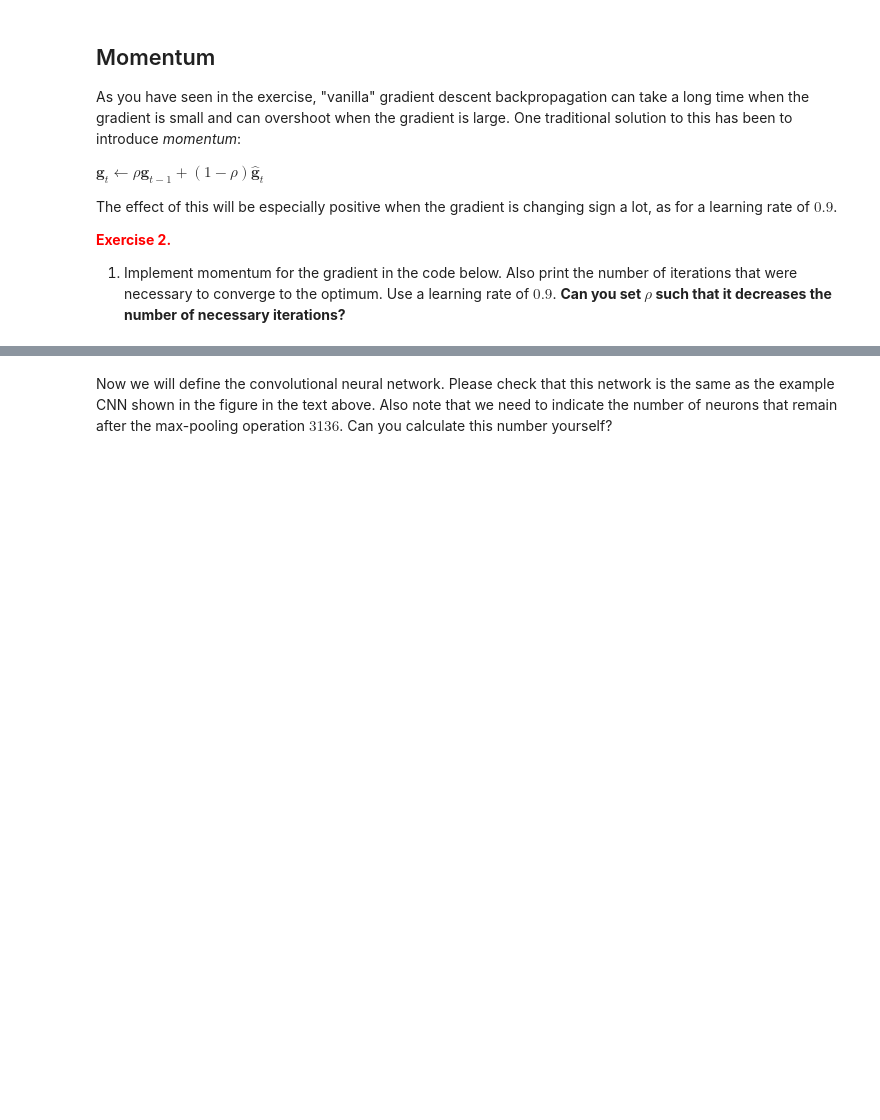
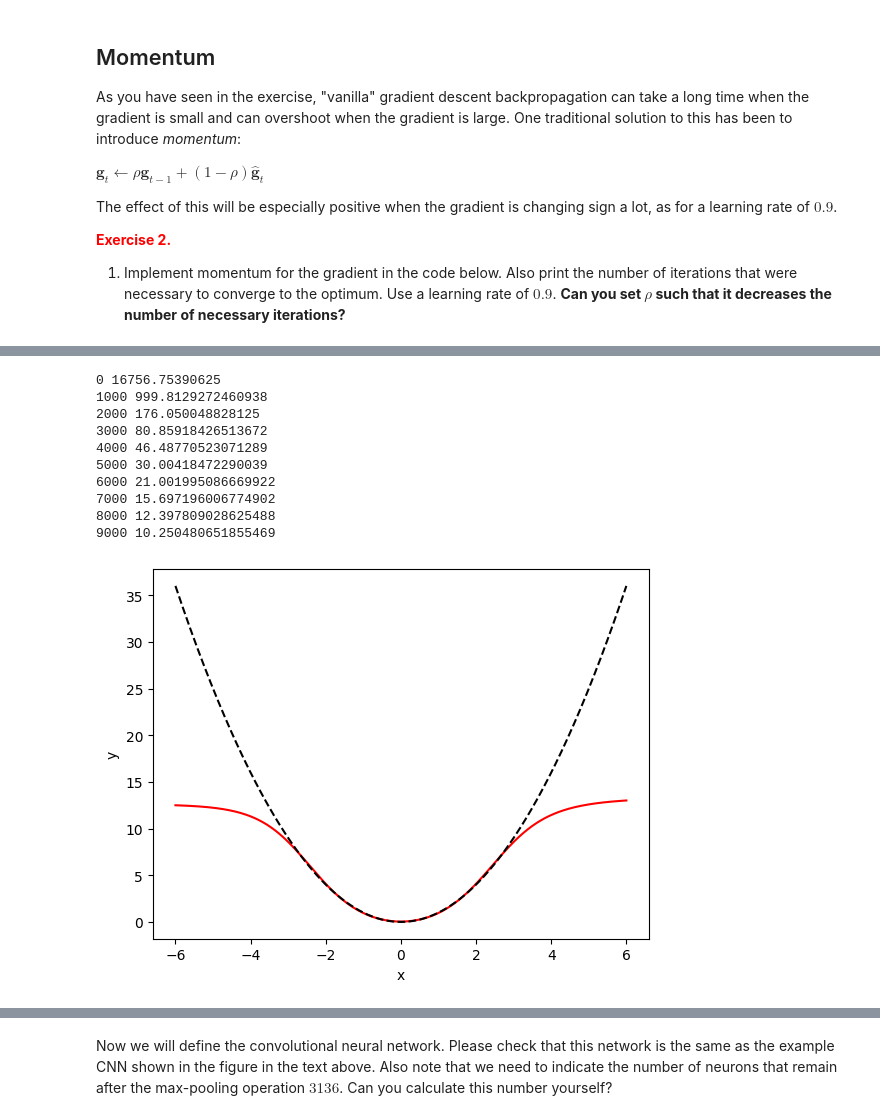
Before and after one commit to guidoAI/DNNs, a Jupyter notebook: Deep neural networks.ipynb, the cells around one changed output, grey strips where cells are left out. Saved outputs shown, nothing was run; the diff lists cells and outputs as text; code cells hidden in the pictures; blank space fills up the shorter version.

```diff
--- a/Deep neural networks.ipynb
+++ b/Deep neural networks.ipynb
@@ -686,33 +712,46 @@ for t in range(n_epochs):
         plt.plot(x, y, 'k--')
         plt.plot(x_in, y_pred.detach().numpy())
         text = f'Epoch {t:4d}'
         plt.text(0, 0.8*np.max(np.asarray(y)), text)
         plt.show()
 
 # test the network also outside of the input domain in the training set:
 limit_factor = 2
 x_test = torch.linspace(-limit_factor*limit, limit_factor*limit, n_steps)
 x_test = torch.reshape(x_test, (n_steps, 1))
 
 if(drop_out):
     n_samples = 30
 
     # YOUR CODE:
 
 else:
+    model.eval() # switch off dropout for testing
     y_test_mean = model(x_test)
 
 y_test_GT = GT_func(x_test, a, b, c)
 
 h = plt.figure()
 if(drop_out):
     for i in range(n_samples):
         plt.plot(x_test, y_test[:,i].detach().numpy(), 'bo', alpha=0.1)
 plt.plot(x_test, y_test_mean.detach().numpy(), 'r')
 plt.plot(x_test, y_test_GT, 'k--')
 plt.xlabel('x')
 plt.ylabel('y')
 plt.show()
+# %% [output]
+0 16756.75390625
+1000 999.8129272460938
+2000 176.050048828125
+3000 80.85918426513672
+4000 46.48770523071289
+5000 30.00418472290039
+6000 21.001995086669922
+7000 15.697196006774902
+8000 12.397809028625488
+9000 10.250480651855469
+[figure, added]
 # %% [markdown]
 ## Convolutional neural networks
 
```
Also changed, not shown: parts of 10 cells of this notebook.
